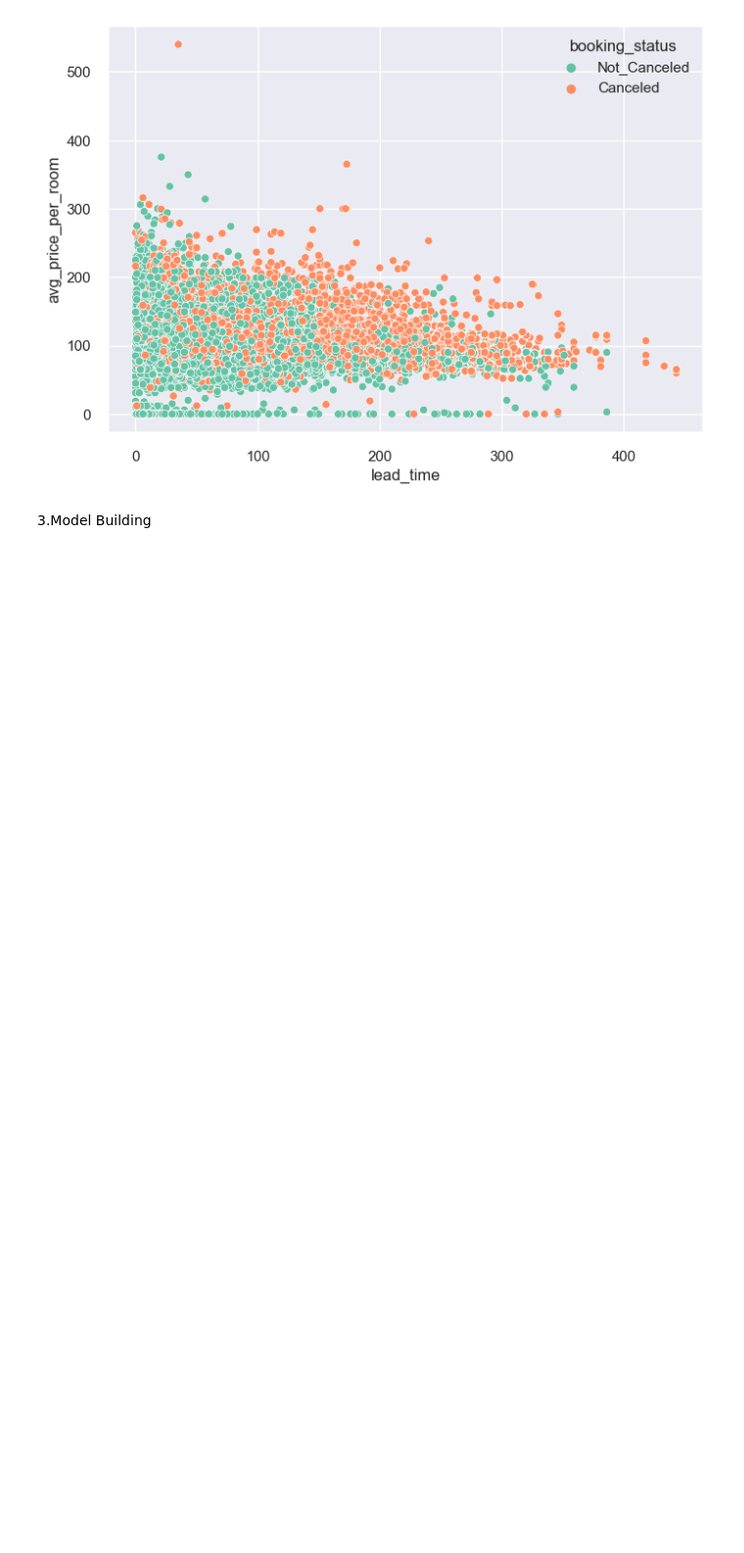
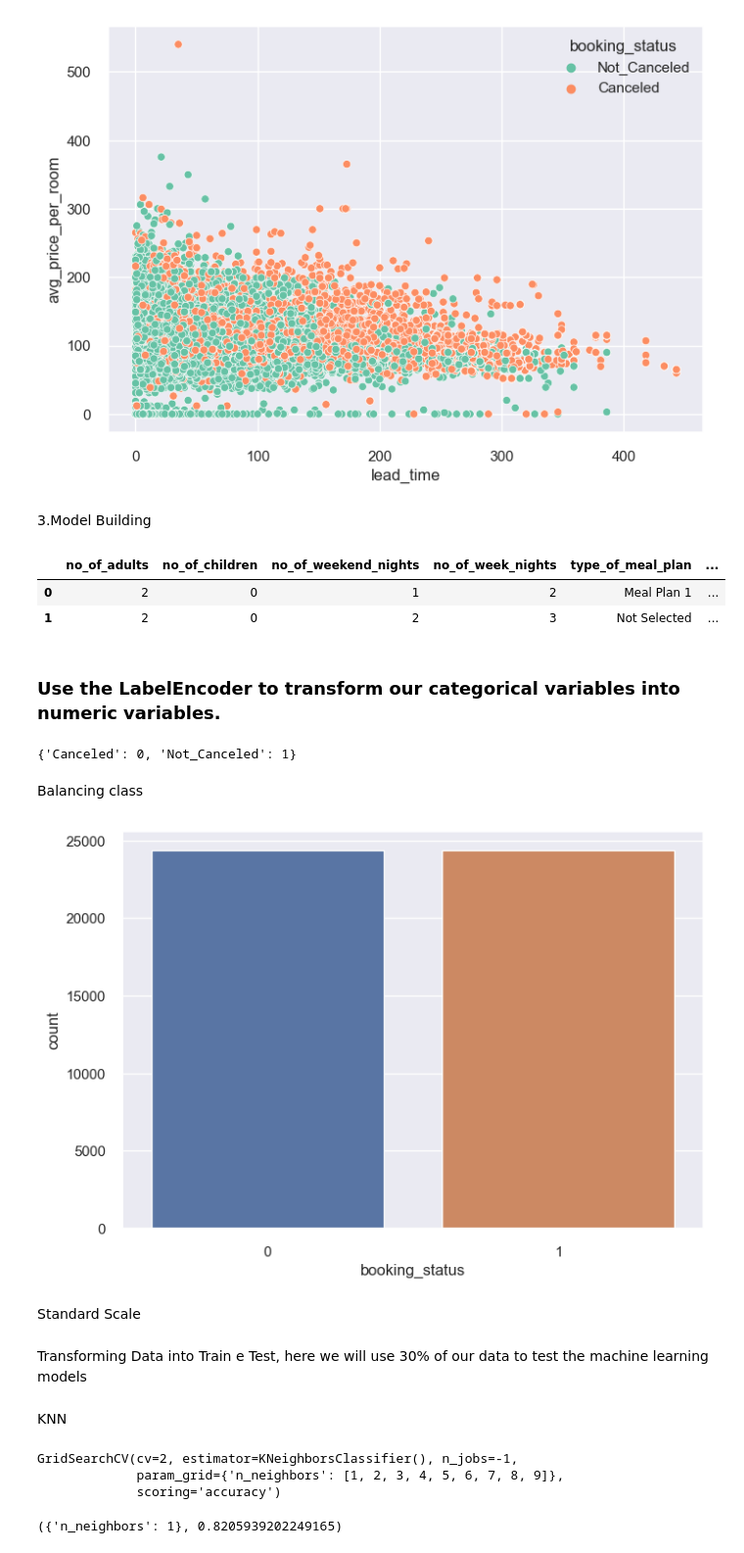
Before and after one commit to nthang2/Reserver-prediction, a Jupyter notebook: Hotel_Reservation.ipynb, the cells around one changed output. Shown at 98% size. Drawn from its saved outputs; the diff is of its cells as text; code cells hidden in the pictures; blank space fills up the shorter version.

```diff
--- a/Hotel_Reservation.ipynb
+++ b/Hotel_Reservation.ipynb
@@ -390,3 +390,45 @@ sns.scatterplot(data=df, x="lead_time", y="avg_price_per_room", palette = 'Set2'
 [figure]
 # %% [markdown]
 3.Model Building
+# %%
+df = df.drop('Booking_ID', axis = 1)
+# %%
+df.head(2)
+# %% [output]
+|  | no_of_adults | no_of_children | no_of_weekend_nights | no_of_week_nights | type_of_meal_plan | ... |
+| 0 | 2 | 0 | 1 | 2 | Meal Plan 1 | ... |
+| 1 | 2 | 0 | 2 | 3 | Not Selected | ... |
+# %% [markdown]
+### Use the LabelEncoder to transform our categorical variables into numeric variables.
+# %%
+from sklearn.preprocessing import LabelEncoder
+
+label_encoder_type_of_meal_plan = LabelEncoder()
+label_encoder_room_type_reserved = LabelEncoder()
+label_encoder_market_segment_type = LabelEncoder()
+label_encoder_booking_status = LabelEncoder()
+
+df['type_of_meal_plan'] = label_encoder_type_of_meal_plan.fit_transform(df['type_of_meal_plan'])
+df['room_type_reserved'] = label_encoder_room_type_reserved.fit_transform(df['room_type_reserved'])
+df['market_segment_type'] = label_encoder_market_segment_type.fit_transform(df['market_segment_type'])
+df['booking_status'] = label_encoder_booking_status.fit_transform(df['booking_status'])
+# %%
+le_name_mapping = dict(zip(label_encoder_booking_status.classes_, label_encoder_booking_status.transform(label_encoder_booking_status.classes_)))
+print(le_name_mapping)
+# %% [output]
+{'Canceled': 0, 'Not_Canceled': 1}
+# %%
+X = df.drop('booking_status', axis = 1)
+X = X.values
+y = df['booking_status']
+# %% [markdown]
+Balancing class
+# %%
+from imblearn.over_sampling import RandomOverSampler
+ros = RandomOverSampler(random_state=0)
+X, y = ros.fit_resample(X, y)
+ax = sns.countplot(x=y)
+# %% [output]
+[figure, added]
+# %% [markdown]
+Standard Scale
@@ -392,0 +439,2 @@ sns.scatterplot(data=df, x="lead_time", y="avg_price_per_room", palette = 'Set2'
+# %% [markdown]
+Transforming Data into Train e Test, here we will use 30% of our data to test the machine learning models
@@ -392,0 +444,18 @@ sns.scatterplot(data=df, x="lead_time", y="avg_price_per_room", palette = 'Set2'
+# %% [markdown]
+KNN
+# %%
+from sklearn.neighbors import KNeighborsClassifier
+knn = KNeighborsClassifier()
+
+k_list = list(range(1,10))
+k_values = dict(n_neighbors = k_list)
+grid = GridSearchCV(knn, k_values, cv = 2, scoring = 'accuracy', n_jobs = -1)
+grid.fit(X_train, y_train)
+# %% [output]
+GridSearchCV(cv=2, estimator=KNeighborsClassifier(), n_jobs=-1,
+             param_grid={'n_neighbors': [1, 2, 3, 4, 5, 6, 7, 8, 9]},
+             scoring='accuracy')
+# %%
+grid.best_params_, grid.best_score_
+# %% [output]
+({'n_neighbors': 1}, 0.8205939202249165)
```
Also changed, not shown: parts of 9 cells of this notebook.
